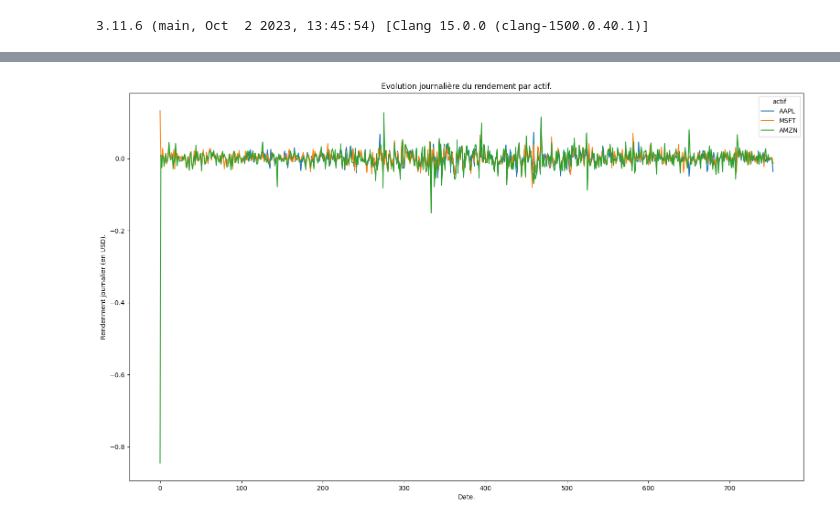
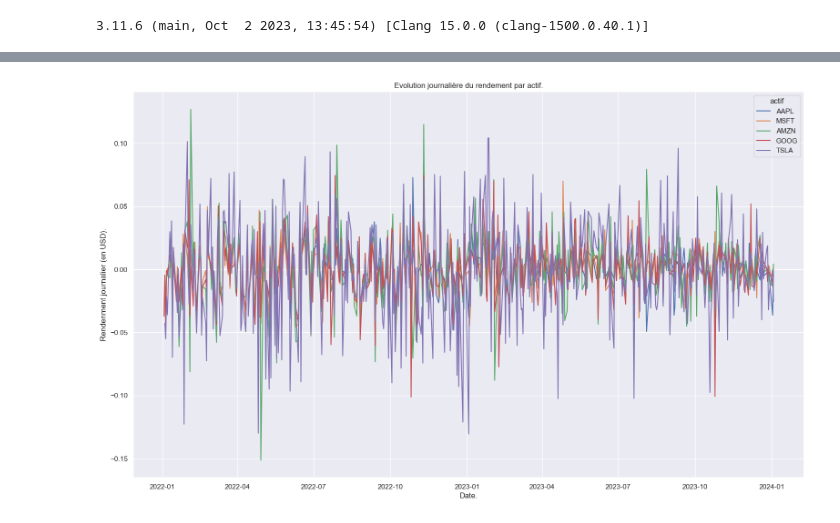
Before and after one commit to BaptPicxDev/exercice-finance-loulou, a Jupyter notebook: loulou.ipynb, the cells around one changed output, grey strips where cells are left out. Cells and saved outputs as stored; diff of their text form; code cells hidden in the pictures.

```diff
--- a/loulou.ipynb
+++ b/loulou.ipynb
@@ -5,6 +5,7 @@ import numpy as np # !pip3 install numpy
 import pandas as pd # !pip3 install pandas
 import matplotlib.pyplot as plt # !pip3 install matplotlib
 import seaborn as sns # !ip install seaborn
+sns.set_theme()
 import yfinance as yf # !pip3 install yfinance
 # %% [output]
 3.11.6 (main, Oct  2 2023, 13:45:54) [Clang 15.0.0 (clang-1500.0.40.1)]
@@ -41,7 +42,7 @@ def retrieve_hist_assets(assets: list, window_range="2y") -> list:
     df = df.drop(columns=["Dividends", "Stock Splits"])
     return df.reset_index()
 
-df = retrieve_hist_assets(assets=["AAPL", "MSFT", "AMZN"], window_range="3y")
+df = retrieve_hist_assets(assets=["AAPL", "MSFT", "AMZN", "GOOG", "TSLA"], window_range="2y")
 df.sample(30)
 # %% [output]
 |  | index | Date | Open | High | Low | Close | Volume | actif | jour | mois | annee |
@@ -92,42 +93,38 @@ def get_rendement(df: pd.DataFrame) -> pd.DataFrame:
         .agg({"Rendement_Qtot": "mean"})
         .reset_index()
         .rename(
             columns={"Rendement_Qtot": "Rendement_Qtot_mean_year"}
         )
     )
     new_df = (
         pd.merge(
             left=new_df,
             right=rendement_moyen_mensuel_df,
             on=["actif", "mois"],
             how="left",
         )
     )
     new_df = (
         pd.merge(
             left=new_df,
             right=rendement_moyen_annuel_df,
             on=["actif", "annee"],
             how="left",
         )
     )
-    fig = plt.figure(figsize=(19, 11))
+    plt.figure(figsize=(19, 11))
     plt.title("Evolution journalière du rendement par actif.")
     plt.ylabel("Rendenment journalier (en USD).")
     plt.xlabel("Date.")
-    ticks_range = {
-        index: new_df[new_df.index == index].mois.values[0]
-        for index in new_df.index.unique()
-        if index in [100, 200, 300]
-    }
-    # plt.xticks(ticks_range.keys(), ticks_range.values(), rotation='vertical')
-    # plt.ylim((df['3. low'].min()-1, df['2. high'].max()+1))
-    sns.lineplot(x=new_df["index"], y=new_df["Rendement_Qtot"], hue=new_df["actif"], markers=True, dashes=False)
+    new_show_df = ( # Juste pour faire ça joli, je filtre les outliers
+        new_df[(new_df["Rendement_Qtot"] < 0.25) & (new_df["Rendement_Qtot"] > - 0.25)]
+    )
+    sns.lineplot(x=new_show_df["Date"], y=new_show_df["Rendement_Qtot"], hue=new_show_df["actif"])
     plt.show()
     return new_df
 
 df_2 = get_rendement(df=df)
-df_2.sample(30)
+df_2.tail(30)
 # %% [output]
-[figure, old version]
+[figure, new version]
 |  | index | Date | Open | High | Low | Close | Volume | actif | jour | mois | annee | ... |
```
Also changed, not shown: parts of 2 cells of this notebook.
